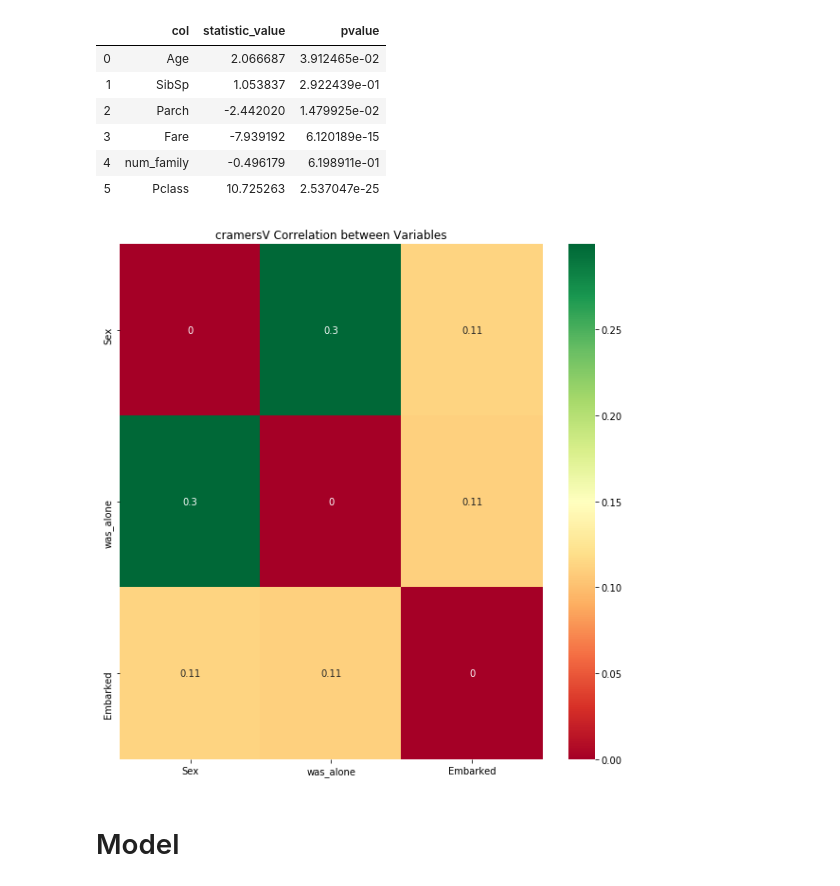
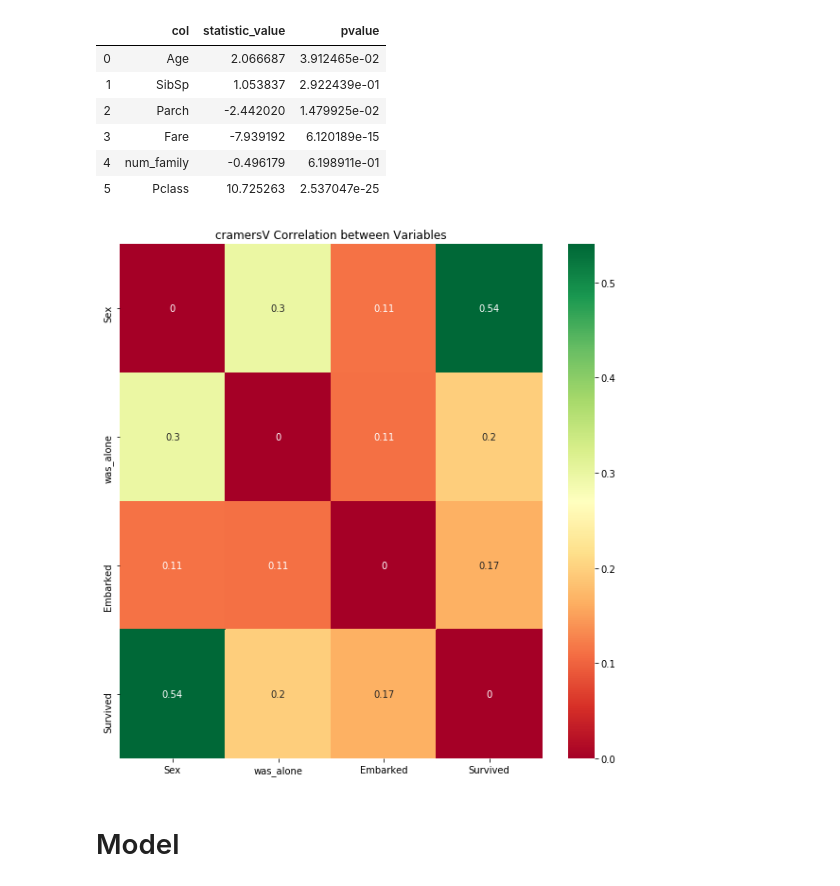
Before and after one commit to ivnbarrera/ivn_datascience, a Jupyter notebook: kaggle/Titanic/titanic.ipynb, the cells around one changed output. Saved outputs shown, nothing was run; the diff lists cells and outputs as text; code cells hidden in the pictures.

```diff
--- a/kaggle/Titanic/titanic.ipynb
+++ b/kaggle/Titanic/titanic.ipynb
@@ -140,9 +141,9 @@ ttest_variables_targetBinary(df, num_cols+ord_cols, 'Survived')
 | 4 | num_family | -0.496179 | 6.198911e-01 |
 | 5 | Pclass | 10.725263 | 2.537047e-25 |
 # %%
-get_catcorr_heatmap(df, cat_cols, method='cramersV')
+get_catcorr_heatmap(df, cat_cols+['Survived'], method='cramersV')
 # %% [output]
-[figure, old version]
+[figure, new version]
 # %% [markdown]
 # Model
 # %% [markdown]
```
Also changed, not shown: parts of 16 cells of this notebook, 2 other files.
